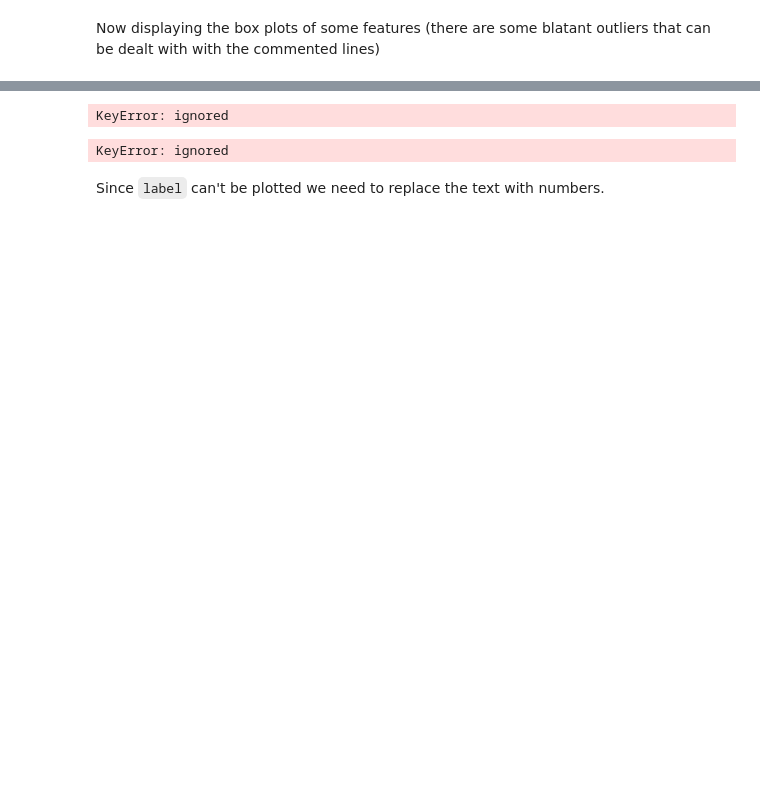
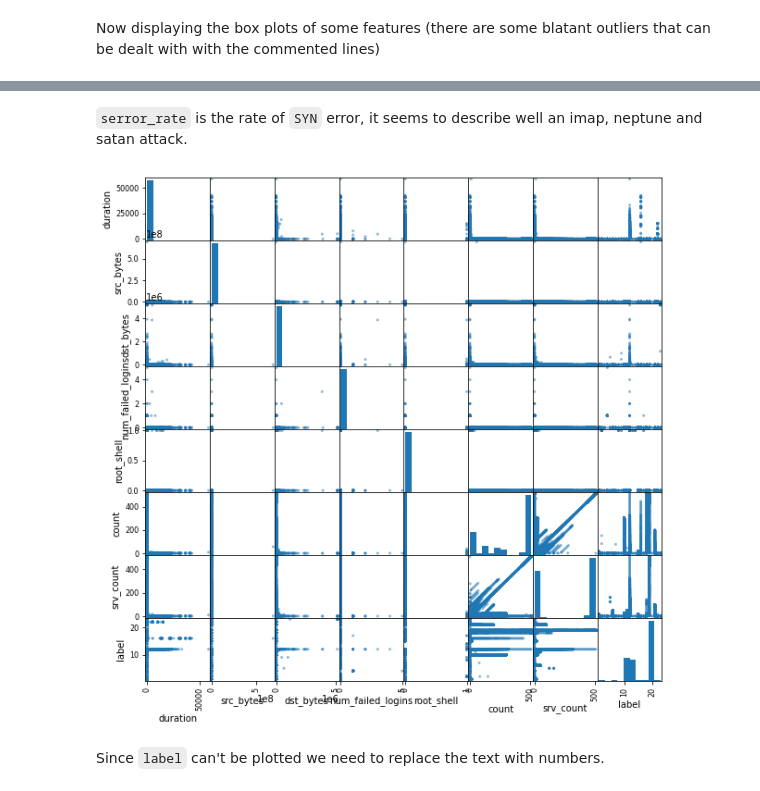
Before and after one commit to mohamed-chamrouk/projet_AIR, a Jupyter notebook: projet_AIR.ipynb, the cells around one changed output, grey strips where cells are left out. Drawn from its saved outputs; the diff is of its cells as text; code cells hidden in the pictures; blank space fills up the shorter version.

```diff
--- a/projet_AIR.ipynb
+++ b/projet_AIR.ipynb
@@ -277,15 +310,13 @@ array([[<matplotlib.axes._subplots.AxesSubplot object at 0x...>,
+# %% [markdown]
+`serror_rate` is the rate of `SYN` error, it seems to describe well an imap, neptune and satan attack.
 # %%
-columns_to_plot = ['duration', 'src_bytes', 'dst_bytes', 'flag', 'land', 'urgent', 'num_failed_logins', 'root_shell', 'is_guest_login', 'count', 'srv_count', 'type']
+columns_to_plot = ['duration', 'src_bytes', 'dst_bytes', 'num_failed_logins', 'root_shell', 'count', 'srv_count', 'label']
 sm = scatter_matrix(df[columns_to_plot],
                    figsize=(10,10))
 
 plt.show()
 # %% [output]
-KeyError: ignored
+[figure, added]
-# %%
-np.unique(df['type'])
-# %% [output]
-KeyError: ignored
 # %% [markdown]
 Since `label` can't be plotted we need to replace the text with numbers.
 # %%
```
Also changed, not shown: parts of 36 cells of this notebook.
